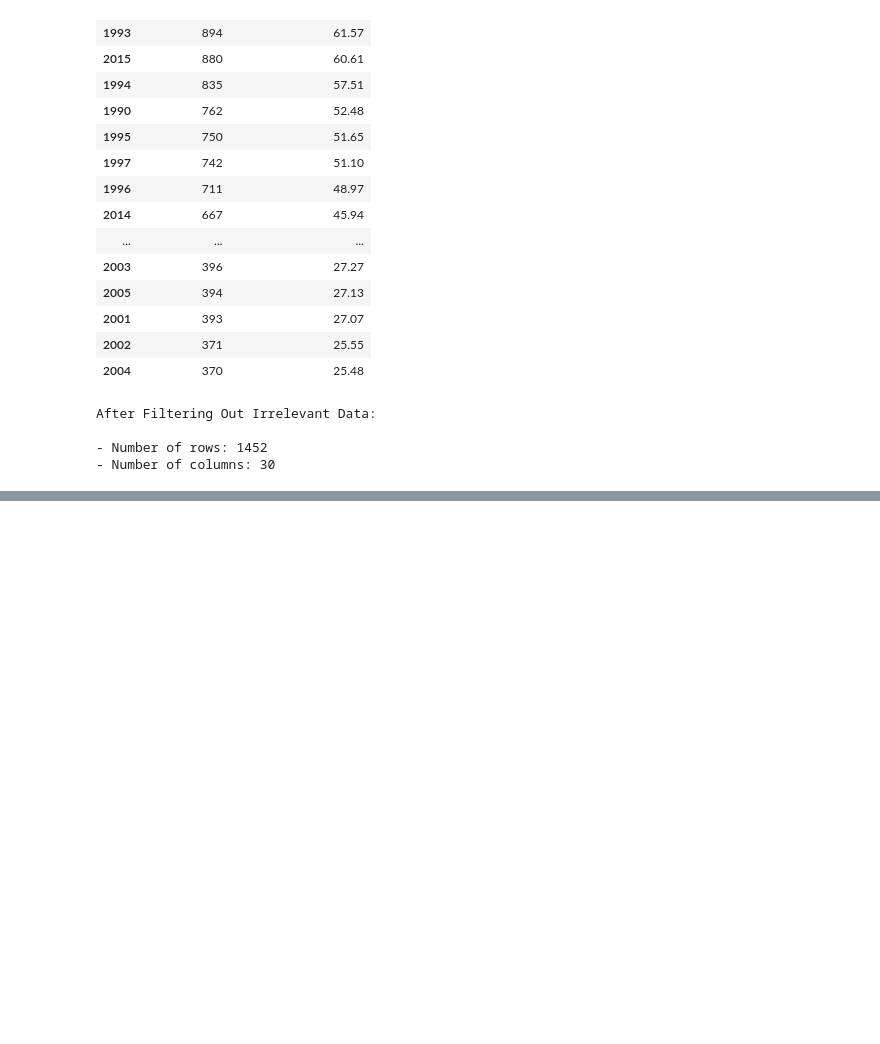
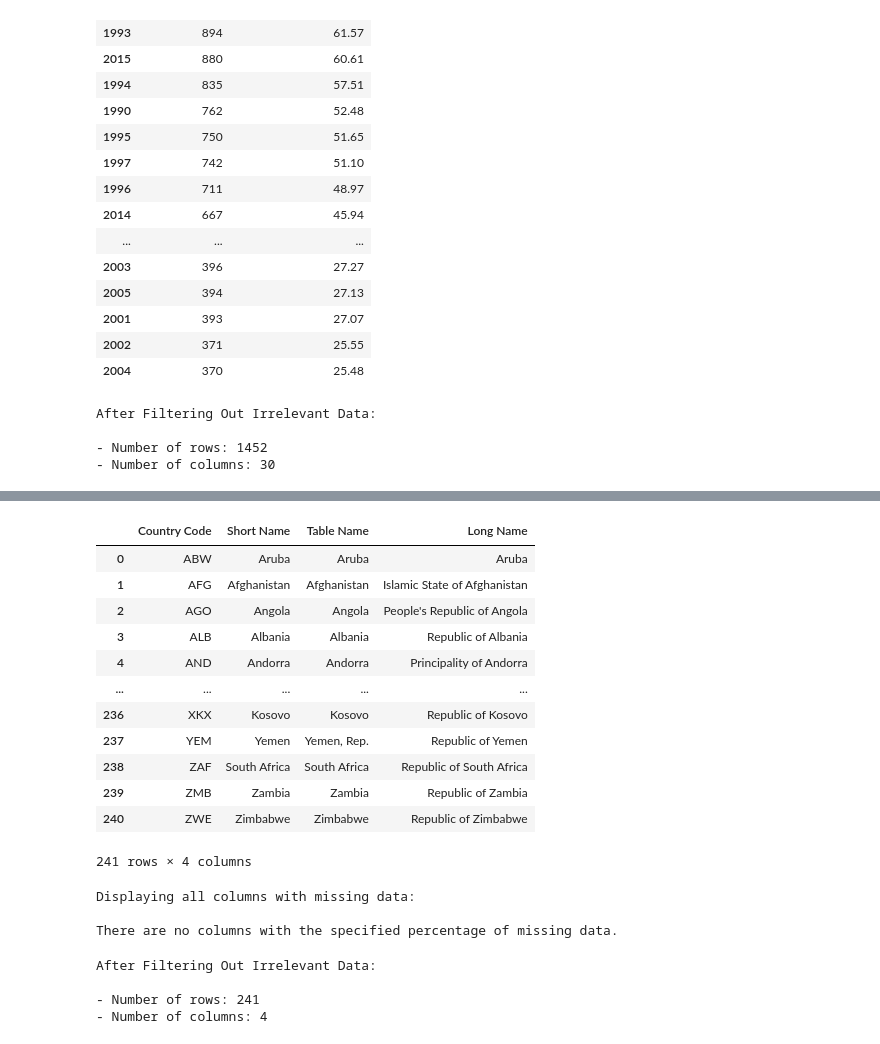
Before and after one commit to MasterCodeDevelop/academy, a Jupyter notebook: netebook.ipynb, the cells around one changed output, grey strips where cells are left out. Drawn from its saved outputs; the diff is of its cells as text; code cells hidden in the pictures; blank space fills up the shorter version.

Commit message:
Refine EdStatsCountry: Filtered and removed unnecessary columns for streamlined analysis

```diff
--- a/netebook.ipynb
+++ b/netebook.ipynb
@@ -1052,0 +1096,35 @@ After Filtering Out Irrelevant Data:
+# %%
+# Keep only relevant columns
+country = country[['Country Code', 'Short Name', 'Table Name', 'Long Name']]
+# %%
+# Display table of 'country'
+country
+# %% [output]
+|  | Country Code | Short Name | Table Name | Long Name |
+| 0 | ABW | Aruba | Aruba | Aruba |
+| 1 | AFG | Afghanistan | Afghanistan | Islamic State of Afghanistan |
+| 2 | AGO | Angola | Angola | People's Republic of Angola |
+| 3 | ALB | Albania | Albania | Republic of Albania |
+| 4 | AND | Andorra | Andorra | Principality of Andorra |
+| ... | ... | ... | ... | ... |
+| 236 | XKX | Kosovo | Kosovo | Republic of Kosovo |
+| 237 | YEM | Yemen | Yemen, Rep. | Republic of Yemen |
+| 238 | ZAF | South Africa | South Africa | Republic of South Africa |
+| 239 | ZMB | Zambia | Zambia | Republic of Zambia |
+| 240 | ZWE | Zimbabwe | Zimbabwe | Republic of Zimbabwe |
+241 rows × 4 columns
+# %%
+missing_values_table(country)
+# %% [output]
+Displaying all columns with missing data:
+
+There are no columns with the specified percentage of missing data.
+# %%
+print(title("After Filtering Out Irrelevant Data:"))
+print(f"- Number of rows: {country.shape[0]}")
+print(f"- Number of columns: {country.shape[1]}")
+# %% [output]
+After Filtering Out Irrelevant Data:
+
+- Number of rows: 241
+- Number of columns: 4
```
Also changed, not shown: parts of 9 cells of this notebook.
